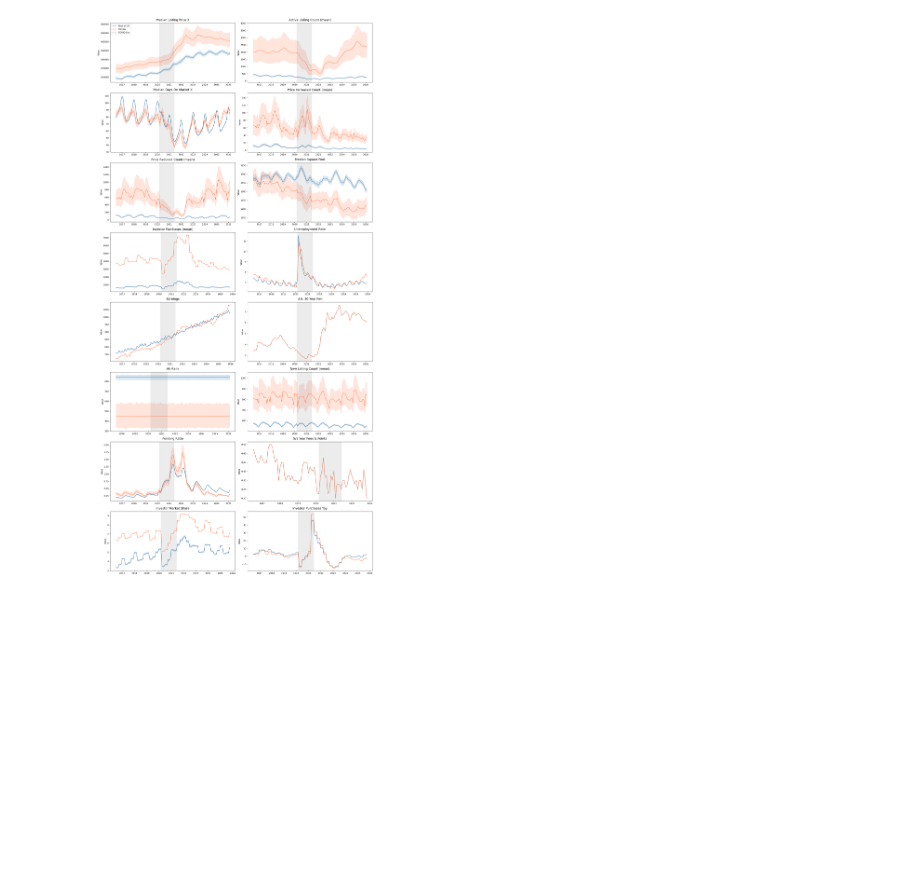
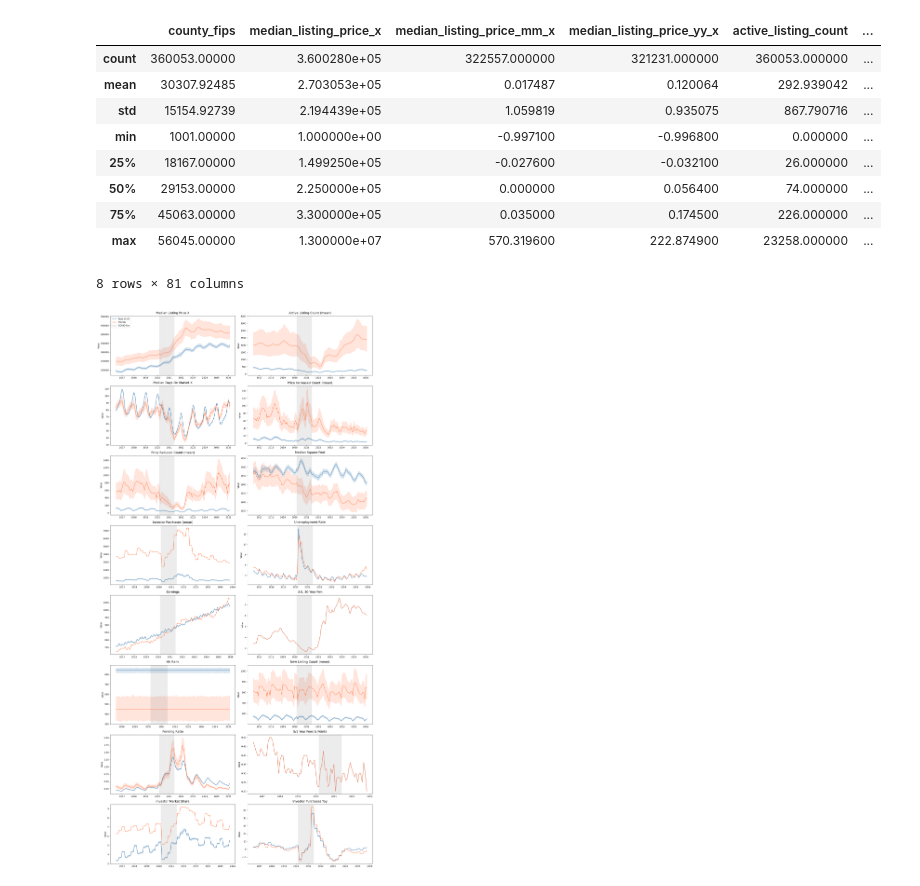
Before and after one commit to walde363/covid-housing-forecast, a Jupyter notebook: notebooks/timeseries.ipynb, the cells around one changed output. Cells and saved outputs as stored; diff of their text form; code cells hidden in the pictures; blank space fills up the shorter version.

```diff
--- a/notebooks/timeseries.ipynb
+++ b/notebooks/timeseries.ipynb
@@ -10,0 +14,13 @@ df = pd.read_csv(file_path, parse_dates=['date'], date_format={'date': '%Y-%m-%d
+# %%
+df.describe()
+# %% [output]
+|  | county_fips | median_listing_price_x | median_listing_price_mm_x | median_listing_price_yy_x | active_listing_count | ... |
+| count | 360053.00000 | 3.600280e+05 | 322557.000000 | 321231.000000 | 360053.000000 | ... |
+| mean | 30307.92485 | 2.703053e+05 | 0.017487 | 0.120064 | 292.939042 | ... |
+| std | 15154.92739 | 2.194439e+05 | 1.059819 | 0.935075 | 867.790716 | ... |
+| min | 1001.00000 | 1.000000e+00 | -0.997100 | -0.996800 | 0.000000 | ... |
+| 25% | 18167.00000 | 1.499250e+05 | -0.027600 | -0.032100 | 26.000000 | ... |
+| 50% | 29153.00000 | 2.250000e+05 | 0.000000 | 0.056400 | 74.000000 | ... |
+| 75% | 45063.00000 | 3.300000e+05 | 0.035000 | 0.174500 | 226.000000 | ... |
+| max | 56045.00000 | 1.300000e+07 | 570.319600 | 222.874900 | 23258.000000 | ... |
+8 rows × 81 columns
```
Also changed, not shown: parts of 6 cells of this notebook, 3 other files.
